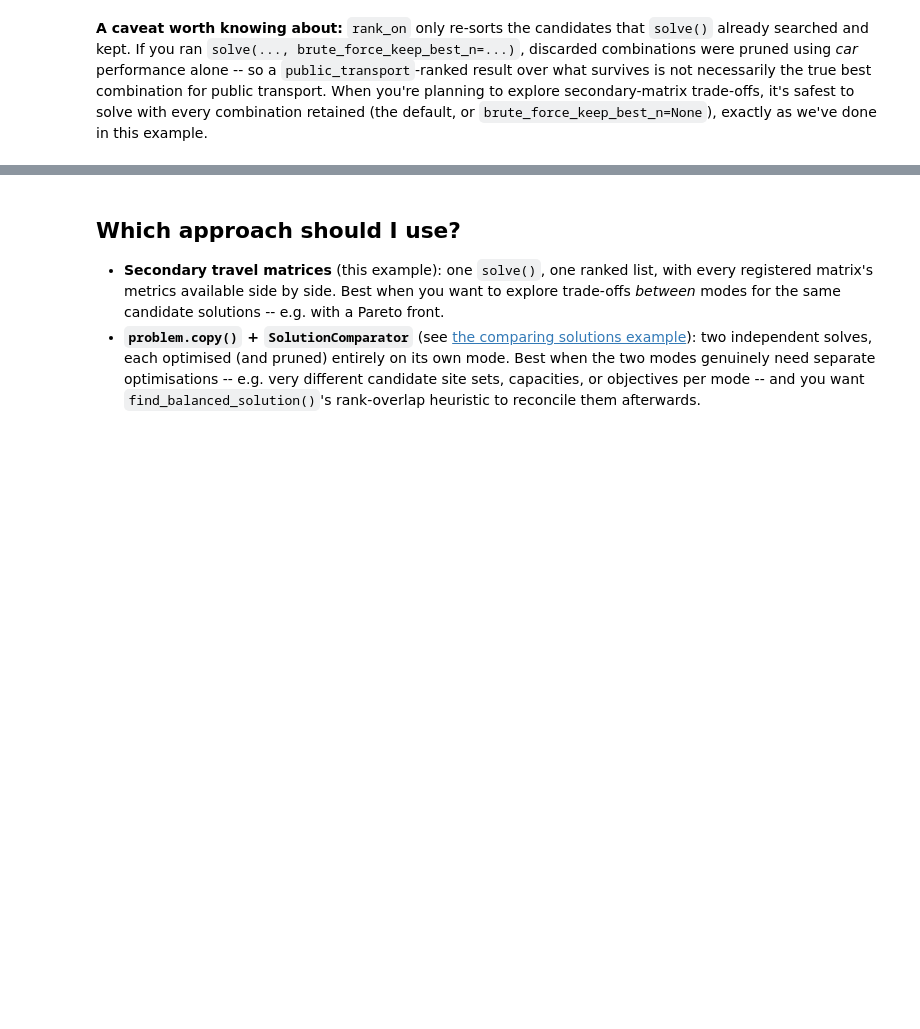
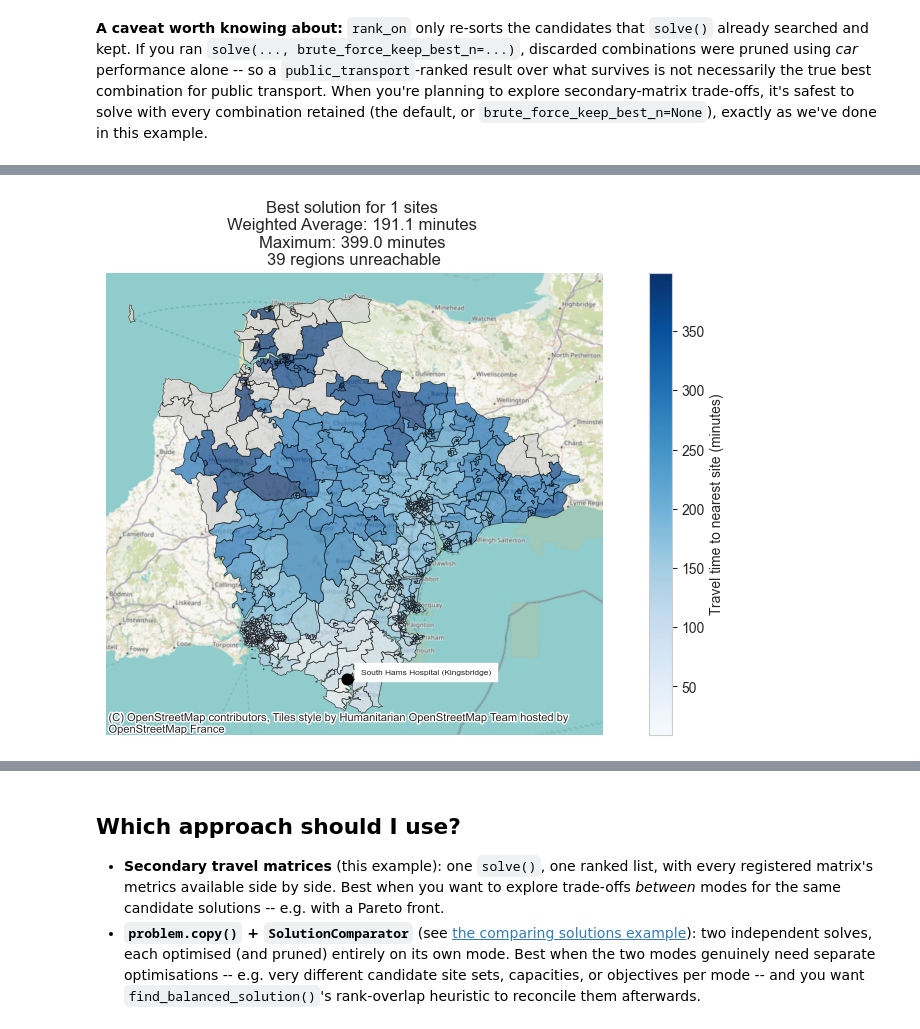
Before and after one commit to hsma-tools/lokigi, a Jupyter notebook: examples/location/multiple_travel_matrices/index.ipynb, the cells around one changed output, grey strips where cells are left out. Saved outputs shown, nothing was run; the diff lists cells and outputs as text; code cells hidden in the pictures; blank space fills up the shorter version.

```diff
--- a/examples/location/multiple_travel_matrices/index.ipynb
+++ b/examples/location/multiple_travel_matrices/index.ipynb
@@ -175,0 +206,28 @@ solution.return_best_combination_site_names(rank_on="weighted_average__public_tr
+# %%
+problem_honest = SiteProblem()
+
+problem_honest.add_sites(
+    "../../../sample_data/devon_mius.geojson",
+    candidate_id_col="Facility_Name"
+    )
+
+problem_honest.add_region_geometry_layer(
+    "https://github.com/hsma-programme/h6_3c_interactive_plots_travel/raw/main/h6_3c_interactive_plots_travel/example_code/LSOA_2011_Boundaries_Super_Generalised_Clipped_BSC_EW_V4.geojson",
+    common_col="LSOA11NM"
+    )
+
+problem_honest.add_travel_matrix(
+    travel_matrix_df="../../../sample_data/devon_miu_travel_matrix.csv",
+    source_col="from_id",
+    unit="minutes",
+    )
+
+problem_honest.add_secondary_travel_matrix(
+    travel_matrix_df="../../../sample_data/devon_miu_travel_matrix_public_transport_extended.csv",
+    source_col="from_id",
+    label="public_transport",
+    unit="minutes",
+    threshold_for_coverage=60,
+    allow_missing=True,
+    treat_as_missing=9999,
+    )
@@ -175,0 +236,11 @@ solution.return_best_combination_site_names(rank_on="weighted_average__public_tr
+# %%
+honest = problem_honest.evaluate_baseline(
+    site_names=["South Hams Hospital (Kingsbridge)"], threshold_for_coverage=20
+    )
+honest.solution_df[[
+    "weighted_average__public_transport",
+    "max__public_transport",
+    "regions_unreachable__public_transport",
+    "demand_unreachable__public_transport",
+    "proportion_demand_unreachable__public_transport",
+    ]]
@@ -175,0 +255,4 @@ solution.return_best_combination_site_names(rank_on="weighted_average__public_tr
+# %%
+honest.plot_best_combination(matrix="public_transport", show_all_locations=False);
+# %% [output]
+[figure, added]
```
Also changed, not shown: parts of 15 cells of this notebook, 6 other files.
